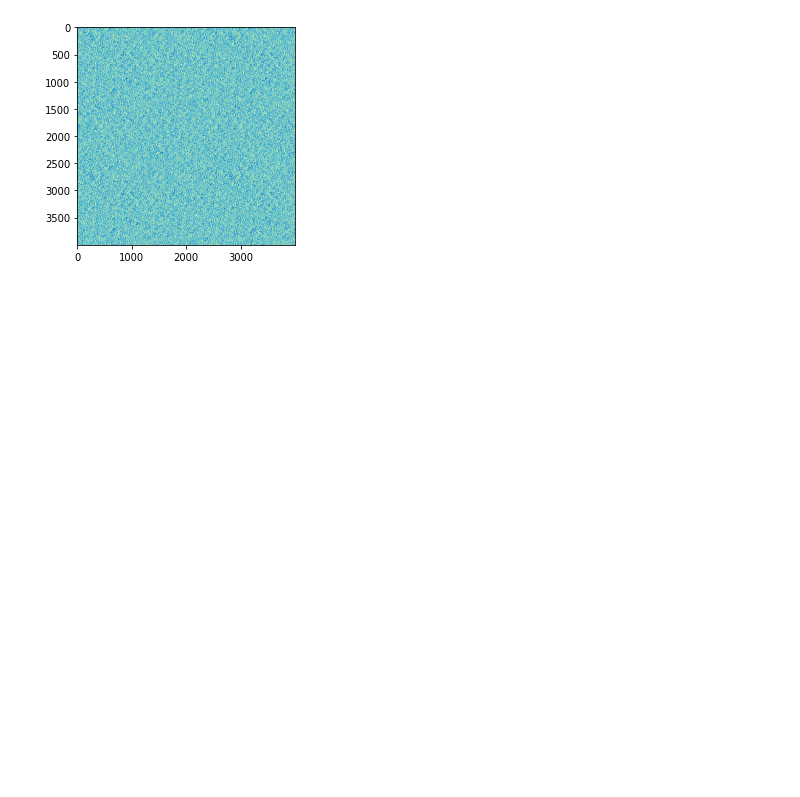
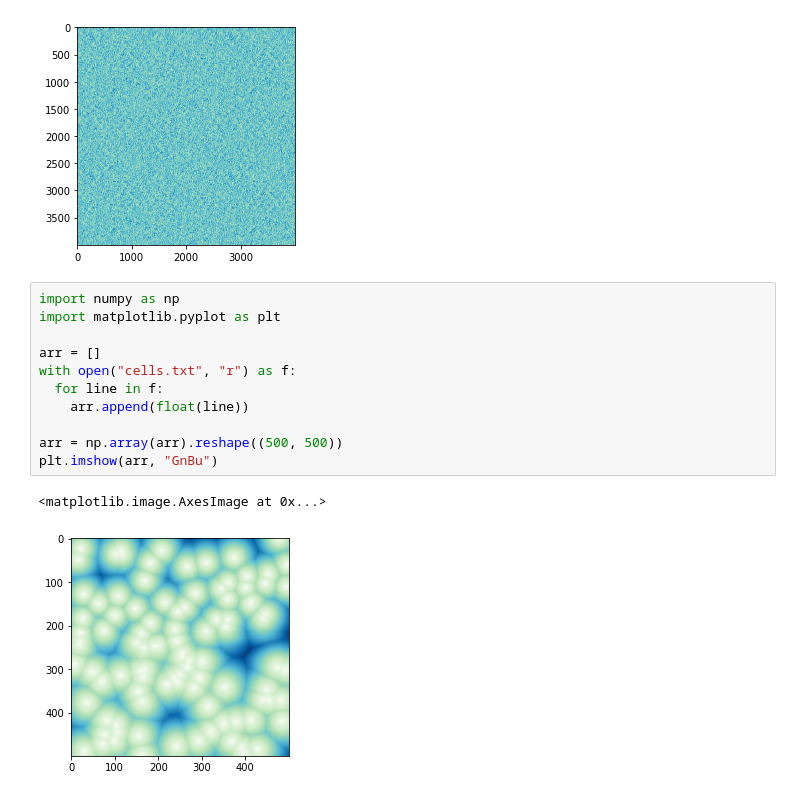
Before and after one commit to sbracellari/procedural-textures, a Jupyter notebook: graphs.ipynb, the cells around one changed output. Cells and saved outputs as stored; diff of their text form; blank space fills up the shorter version.

```diff
--- a/help.ipynb
+++ b/graphs.ipynb
@@ -12,3 +12,17 @@ plt.imshow(arr, "GnBu")
 # %% [output]
 <matplotlib.image.AxesImage at 0x...>
 [figure]
+# %%
+import numpy as np
+import matplotlib.pyplot as plt
+
+arr = []
+with open("cells.txt", "r") as f:
+  for line in f:
+    arr.append(float(line))
+
+arr = np.array(arr).reshape((500, 500))
+plt.imshow(arr, "GnBu")
+# %% [output]
+<matplotlib.image.AxesImage at 0x...>
+[figure, added]
```
Also changed, not shown: 1 other file.
